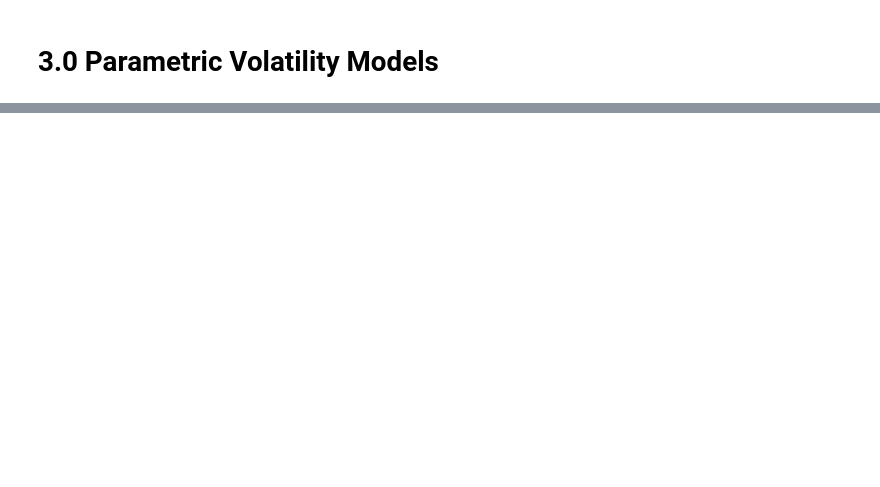
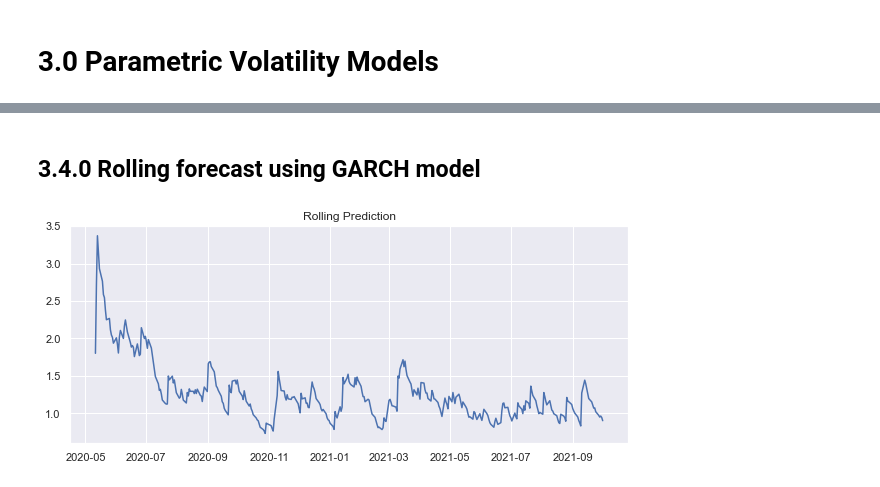
Before and after one commit to joaovictordesouzaduarte/volatility, a Jupyter notebook: notebooks/volatility.ipynb, the cells around one changed output, grey strips where cells are left out. Saved outputs shown, nothing was run; the diff lists cells and outputs as text; code cells hidden in the pictures; blank space fills up the shorter version.

```diff
--- a/notebooks/volatility.ipynb
+++ b/notebooks/volatility.ipynb
@@ -179,0 +223,6 @@ Critical Values:
+# %%
+df3 = df_usd.copy()
+
+#Return
+df3['Return'] = 100*(df3['Close'].pct_change())
+df3 = df3.dropna()
@@ -179,0 +255,21 @@ Critical Values:
+# %% [markdown]
+## **3.4.0 Rolling forecast using GARCH model**
+# %%
+rolling_predictions = []
+test_size = 365
+
+for i in range(test_size):
+    train = df3['Return'][:-(test_size-i)]
+    model = arch_model(train, p=1, q=1)
+    model_fit = model.fit(disp='off')
+    pred = model_fit.forecast(horizon=1)
+    rolling_predictions.append(np.sqrt(pred.variance.values[-1,:][0]))
+
+rolling_predictions = pd.Series(rolling_predictions, index=df3['Return'].index[-365:])
+
+plt.figure(figsize=(10,4))
+plt.plot(rolling_predictions)
+plt.title('Rolling Prediction')
+plt.show()
+# %% [output]
+[figure, added]
```
Also changed, not shown: parts of 16 cells of this notebook.
